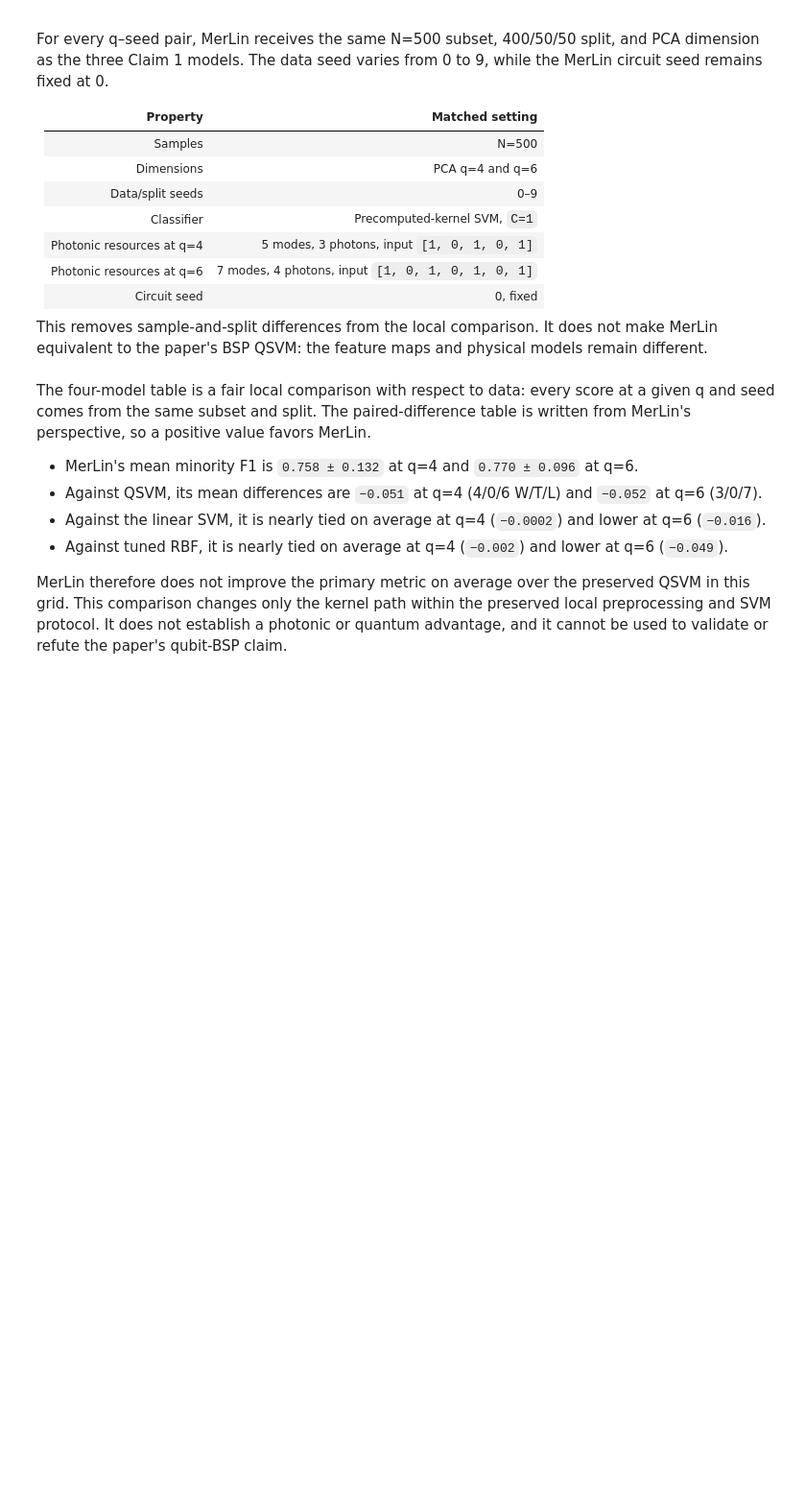
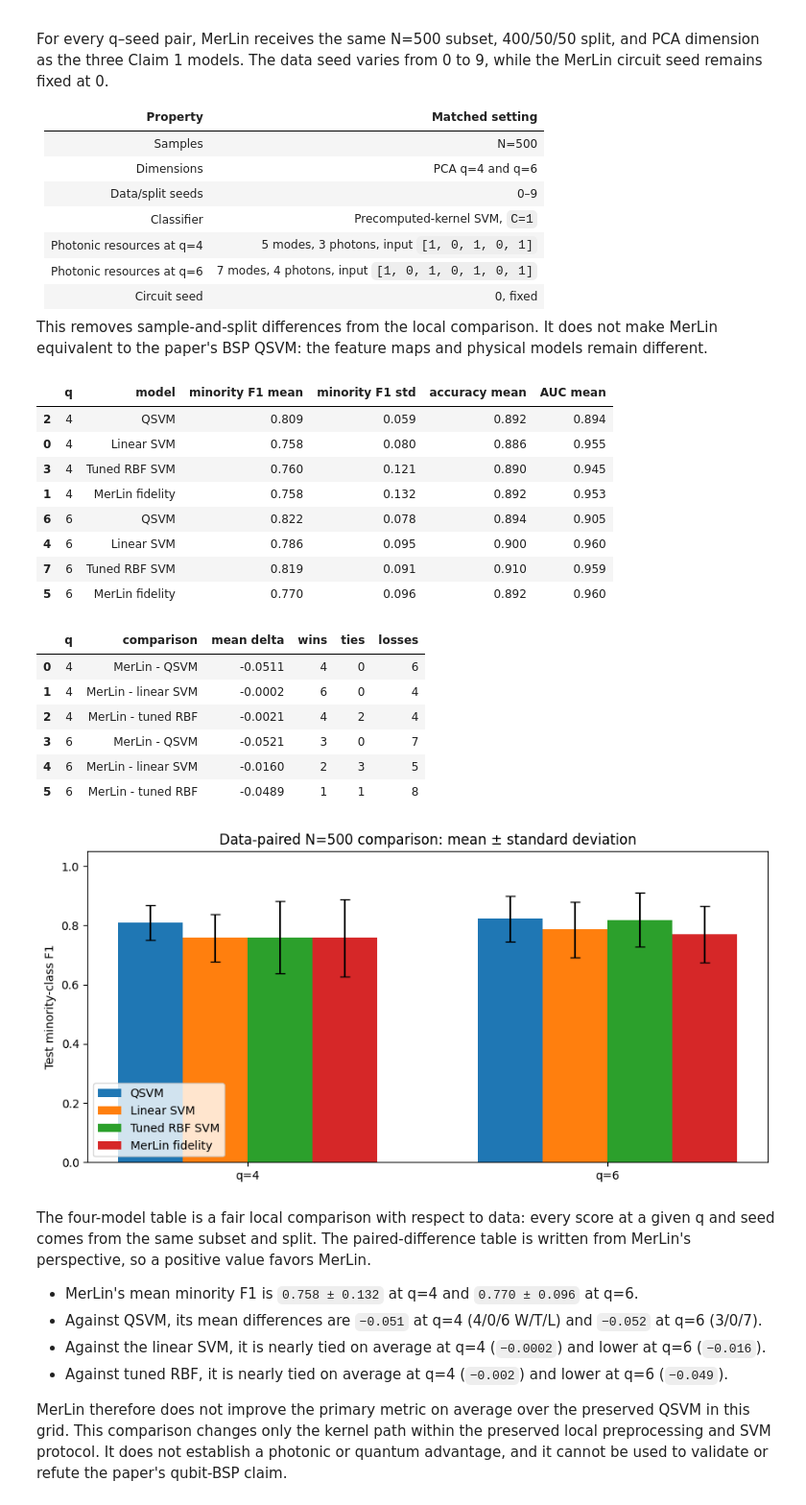
Before and after one commit to jricc/reproduced_papers, a Jupyter notebook: papers/qsvm_medimage/notebook.ipynb, the cells around one changed output. Shown at 96% size. Saved outputs shown, nothing was run; the diff lists cells and outputs as text; code cells hidden in the pictures; blank space fills up the shorter version.

Commit message:
chore(qsvm_medimage): finalize portable notebook workflow

```diff
--- a/papers/qsvm_medimage/notebook.ipynb
+++ b/papers/qsvm_medimage/notebook.ipynb
@@ -349,34 +376,52 @@ for q in (4, 6):
                 'mean delta': delta.mean(),
                 'wins': int((delta > tolerance).sum()),
                 'ties': int((delta.abs() <= tolerance).sum()),
                 'losses': int((delta < -tolerance).sum()),
             }
         )
-display(pd.DataFrame(merlin_paired_rows).round({'mean delta': 3}))
+display(pd.DataFrame(merlin_paired_rows).round({'mean delta': 4}))
 
 figure, axis = plt.subplots(figsize=(9, 4.5))
 bar_width = 0.18
 for model_index, model in enumerate(model_order):
     model_summary = (
         benchmark.query('model == @model')
         .groupby('pca_dim')['test_minority_f1']
         .agg(['mean', 'std'])
         .loc[q_values]
     )
     axis.bar(
         x_positions + (model_index - 1.5) * bar_width,
         model_summary['mean'],
         width=bar_width,
         yerr=model_summary['std'],
         capsize=4,
         label=model_labels[model],
     )
 axis.set_xticks(x_positions, [f'q={q}' for q in q_values])
 axis.set_ylim(0, 1.05)
 axis.set_ylabel('Test minority-class F1')
 axis.set_title('Data-paired N=500 comparison: mean ± standard deviation')
 axis.legend()
 figure.tight_layout()
+# %% [output]
+|  | q | model | minority F1 mean | minority F1 std | accuracy mean | AUC mean |
+| 2 | 4 | QSVM | 0.809 | 0.059 | 0.892 | 0.894 |
+| 0 | 4 | Linear SVM | 0.758 | 0.080 | 0.886 | 0.955 |
+| 3 | 4 | Tuned RBF SVM | 0.760 | 0.121 | 0.890 | 0.945 |
+| 1 | 4 | MerLin fidelity | 0.758 | 0.132 | 0.892 | 0.953 |
+| 6 | 6 | QSVM | 0.822 | 0.078 | 0.894 | 0.905 |
+| 4 | 6 | Linear SVM | 0.786 | 0.095 | 0.900 | 0.960 |
+| 7 | 6 | Tuned RBF SVM | 0.819 | 0.091 | 0.910 | 0.959 |
+| 5 | 6 | MerLin fidelity | 0.770 | 0.096 | 0.892 | 0.960 |
+|  | q | comparison | mean delta | wins | ties | losses |
+| 0 | 4 | MerLin - QSVM | -0.0511 | 4 | 0 | 6 |
+| 1 | 4 | MerLin - linear SVM | -0.0002 | 6 | 0 | 4 |
+| 2 | 4 | MerLin - tuned RBF | -0.0021 | 4 | 2 | 4 |
+| 3 | 6 | MerLin - QSVM | -0.0521 | 3 | 0 | 7 |
+| 4 | 6 | MerLin - linear SVM | -0.0160 | 2 | 3 | 5 |
+| 5 | 6 | MerLin - tuned RBF | -0.0489 | 1 | 1 | 8 |
+[figure, added]
 # %% [markdown]
 The four-model table is a fair local comparison with respect to data: every score at a given q and seed comes from the same subset and split. The paired-difference table is written from MerLin's perspective, so a positive value favors MerLin.
 
```
Also changed, not shown: parts of 5 cells of this notebook, 3 other files.
